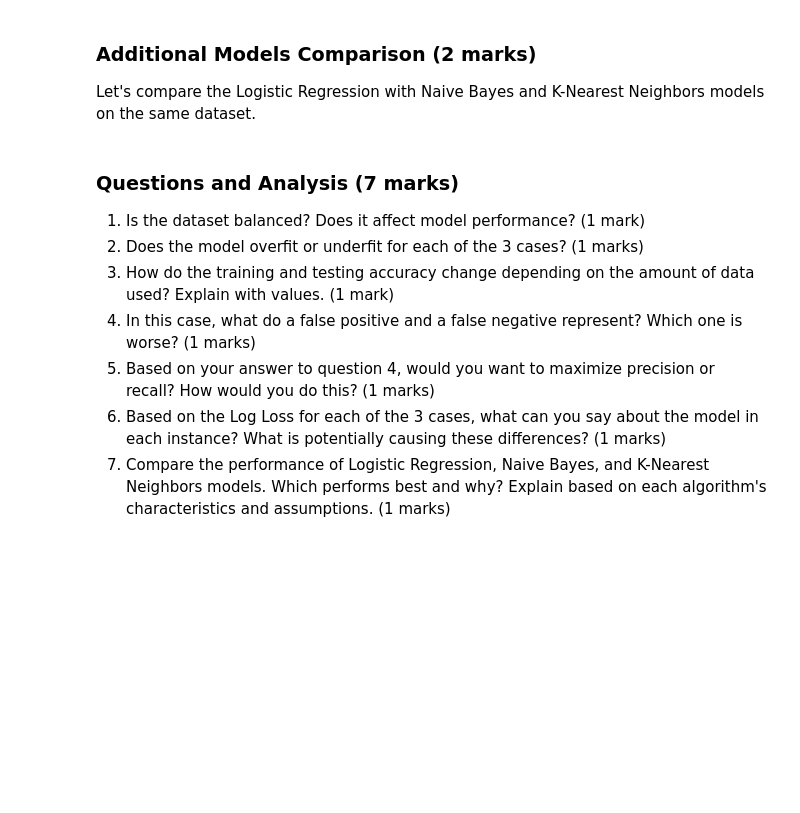
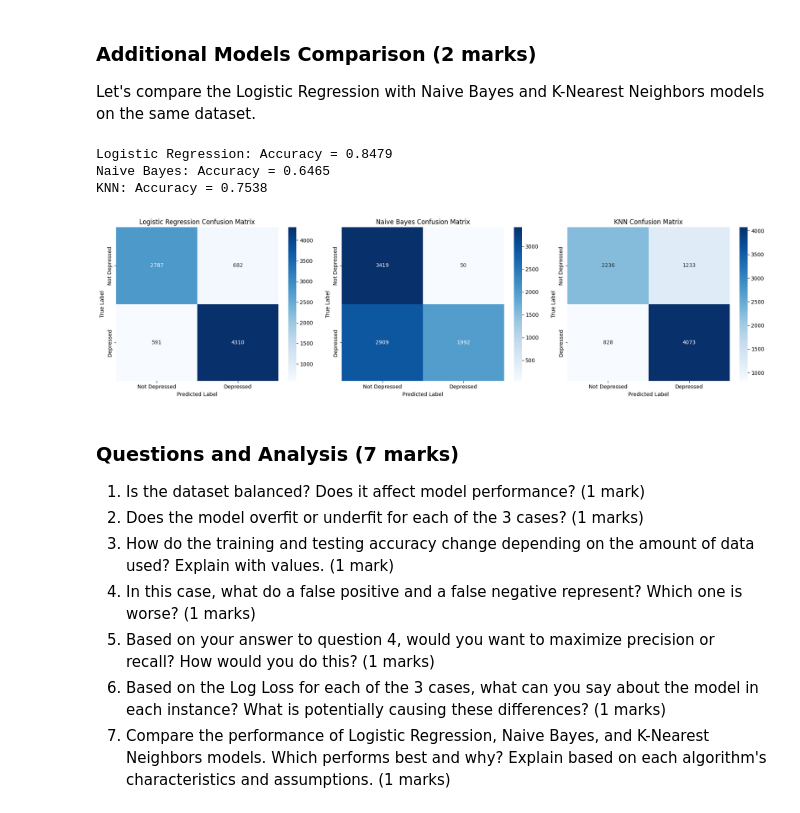
Before and after one commit to Rukkyn678/ENGG680_2025_Fall, a Jupyter notebook: Lab_Assignment2/Assignment2_Upload.ipynb, the cells around one changed output. Drawn from its saved outputs; the diff is of its cells as text; code cells hidden in the pictures; blank space fills up the shorter version.

```diff
--- a/Lab_Assignment2/Assignment2_Upload.ipynb
+++ b/Lab_Assignment2/Assignment2_Upload.ipynb
@@ -674,27 +841,42 @@ from sklearn.metrics import classification_report
 
 Let's compare the Logistic Regression with Naive Bayes and K-Nearest Neighbors models on the same dataset.
 # %%
+from sklearn.linear_model import LogisticRegression
 from sklearn.naive_bayes import GaussianNB
 from sklearn.neighbors import KNeighborsClassifier
+from sklearn.metrics import accuracy_score
+from sklearn.model_selection import train_test_split
 
-# Compare Logistic Regression, Naive Bayes, and KNN models
+# 70/30 split (same as earlier)
+X_train, X_test, y_train, y_test = train_test_split(
+    X, y, test_size=0.3, random_state=0, stratify=y
+)
+
 # Initialize models (0.5 marks)
-
 models = {
-
+    "Logistic Regression": LogisticRegression(max_iter=2000),
+    "Naive Bayes": GaussianNB(),
+    "KNN": KNeighborsClassifier(n_neighbors=5)
 }
 
 # Train and evaluate each model using the full dataset (0.5 marks)
 model_results = {}
 
 for name, model_instance in models.items():
+
     # Train the model
-
+    model_instance.fit(X_train, y_train)
 
     # Make predictions
-
+    y_pred = model_instance.predict(X_test)
 
     # Calculate accuracy
-
+    acc = accuracy_score(y_test, y_pred)
+    model_results[name] = acc
 
     # Print results
+    print(f"{name}: Accuracy = {acc:.4f}")
+# %% [output]
+Logistic Regression: Accuracy = 0.8479
+Naive Bayes: Accuracy = 0.6465
+KNN: Accuracy = 0.7538
@@ -711,3 +883,44 @@ plt.show()
+# %%
+# Visualize confusion matrices for all models (You can use heatmap again)
+# (1 marks)
+
+import matplotlib.pyplot as plt
+import seaborn as sns
+from sklearn.metrics import confusion_matrix
+
+# Dictionary to store confusion matrices
+conf_mats = {}
+
+# Compute confusion matrix for each model
+for name, model_instance in models.items():
+
+    # Predict again (in case)
+    y_pred = model_instance.predict(X_test)
+
+    # Compute confusion matrix
+    conf_mats[name] = confusion_matrix(y_test, y_pred)
+
+# Plot all confusion matrices
+plt.figure(figsize=(18, 5))
+
+for i, (name, conf_mat) in enumerate(conf_mats.items(), 1):
+    plt.subplot(1, 3, i)
+    sns.heatmap(
+        conf_mat,
+        annot=True,
+        fmt='d',
+        cmap='Blues',
+        xticklabels=['Not Depressed', 'Depressed'],
+        yticklabels=['Not Depressed', 'Depressed']
+    )
+    plt.title(f'{name} Confusion Matrix')
+    plt.xlabel('Predicted Label')
+    plt.ylabel('True Label')
+
+plt.tight_layout()
+plt.show()
+# %% [output]
+[figure, added]
 # %% [markdown]
 ### Questions and Analysis (7 marks)
 
```
Also changed, not shown: parts of 20 cells of this notebook.
